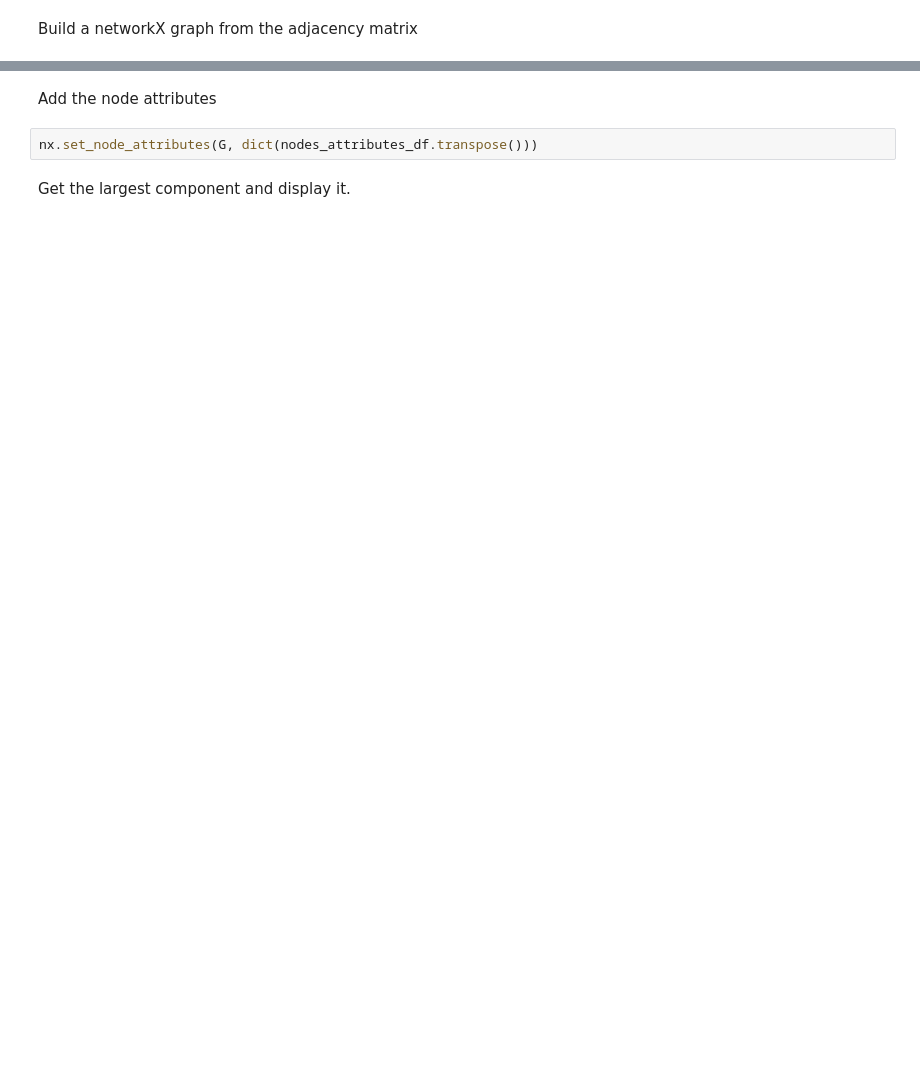
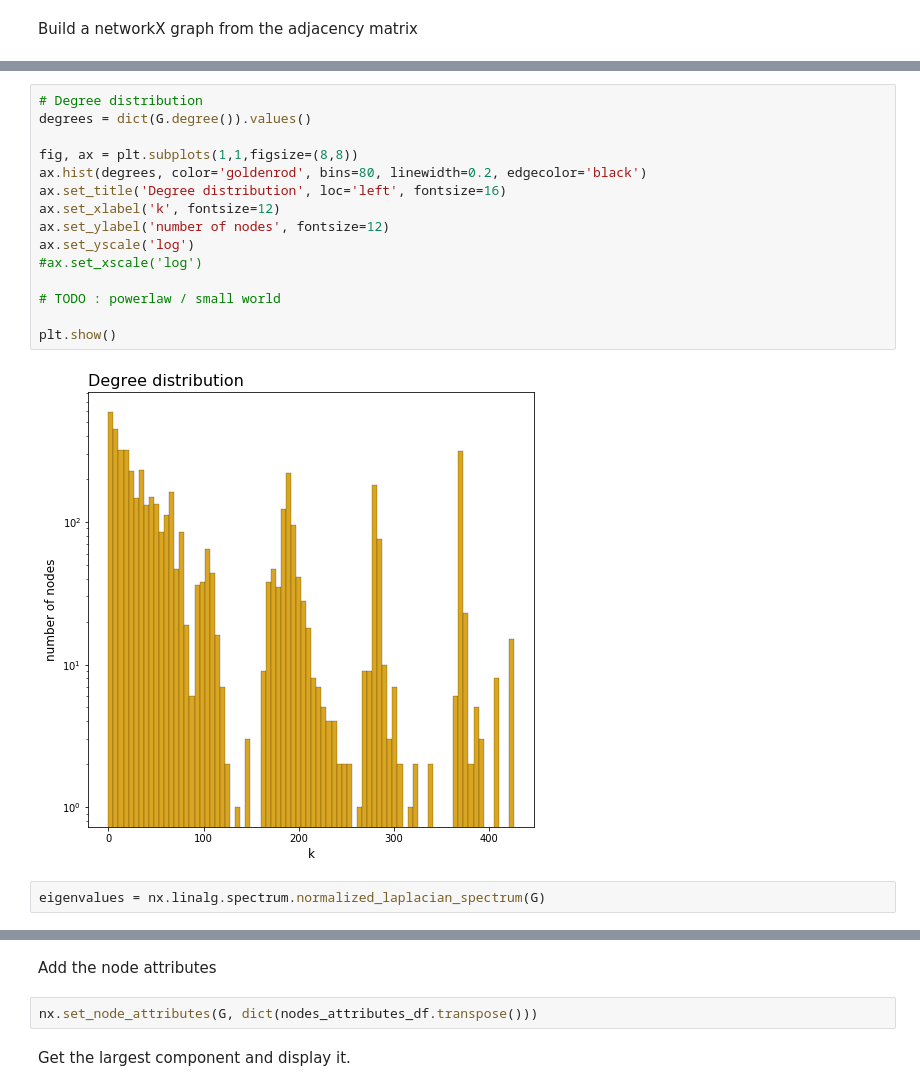
Before and after one commit to antoine-spahr/NTDS, a Jupyter notebook: Project/Graph_exploration.ipynb, the cells around one changed output, grey strips where cells are left out. Drawn from its saved outputs; the diff is of its cells as text; blank space fills up the shorter version.

```diff
--- a/Project/Graph_exploration.ipynb
+++ b/Project/Graph_exploration.ipynb
@@ -53,0 +79,19 @@ graph_summary(G)
+# %%
+# Degree distribution
+degrees = dict(G.degree()).values()
+
+fig, ax = plt.subplots(1,1,figsize=(8,8))
+ax.hist(degrees, color='goldenrod', bins=80, linewidth=0.2, edgecolor='black')
+ax.set_title('Degree distribution', loc='left', fontsize=16)
+ax.set_xlabel('k', fontsize=12)
+ax.set_ylabel('number of nodes', fontsize=12)
+ax.set_yscale('log')
+#ax.set_xscale('log')
+
+# TODO : powerlaw / small world
+
+plt.show()
+# %% [output]
+[figure, added]
+# %%
+eigenvalues = nx.linalg.spectrum.normalized_laplacian_spectrum(G)
```
Also changed, not shown: parts of 13 cells of this notebook, 4 other files.
